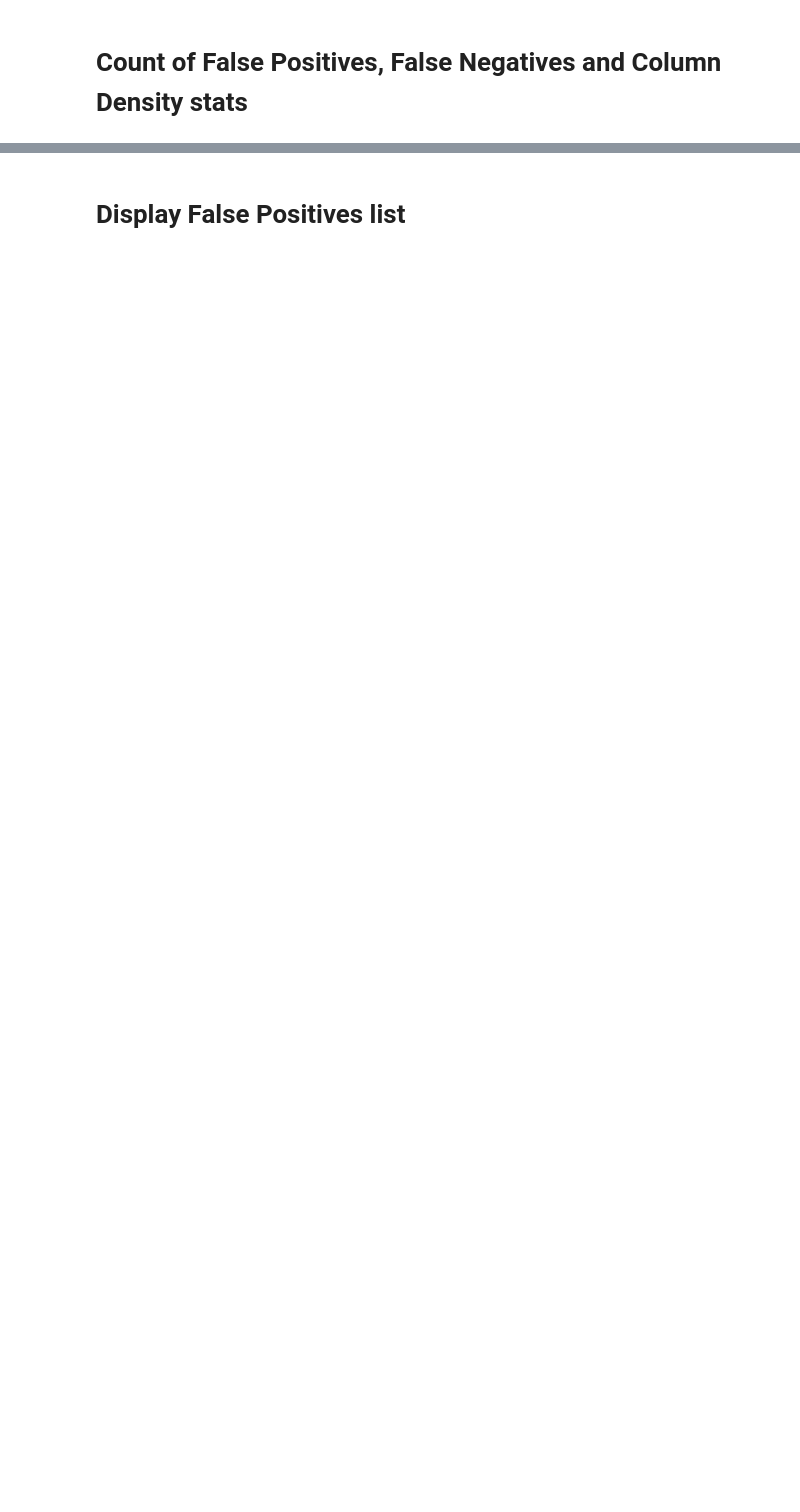
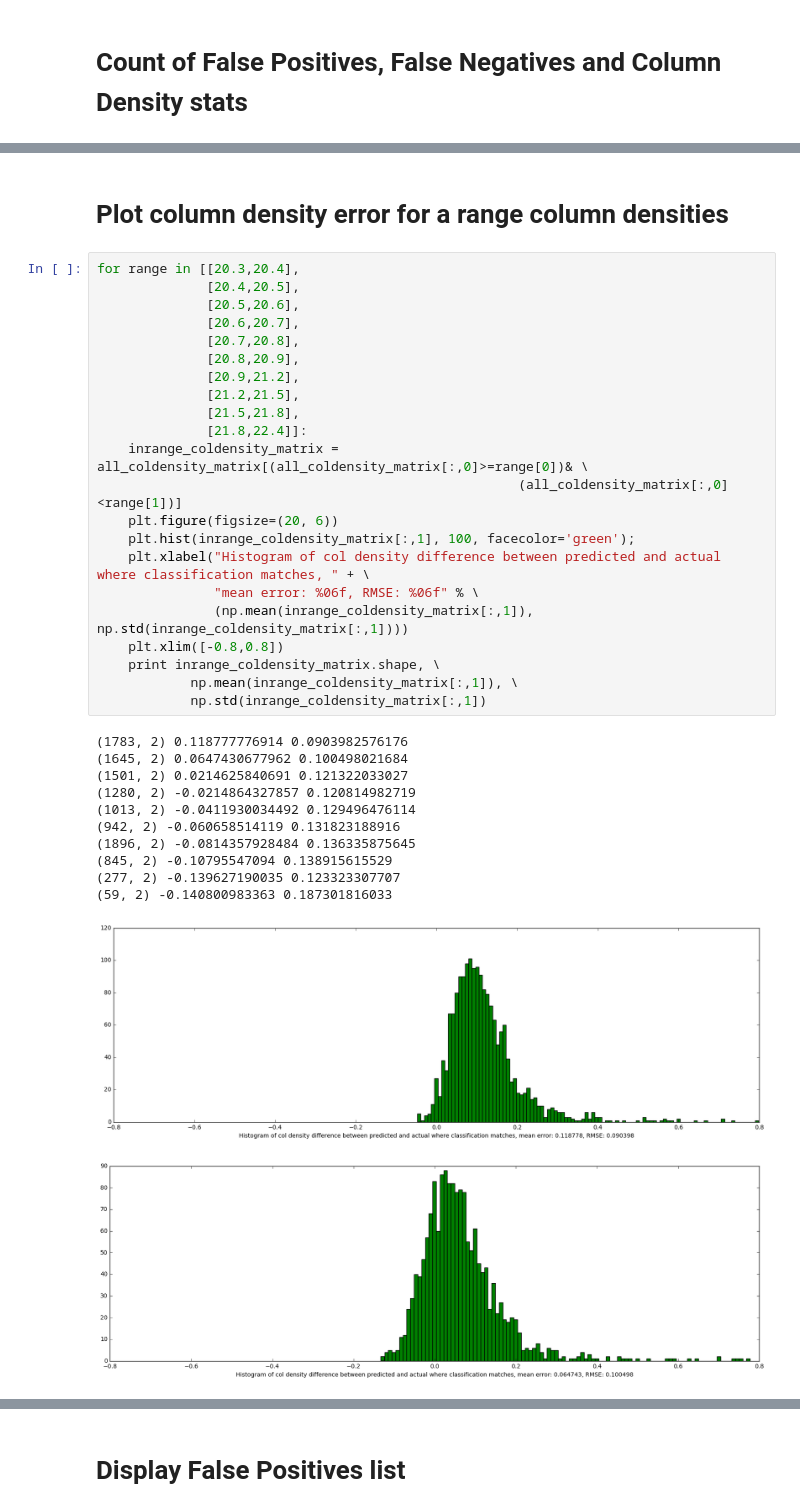
Before and after one commit to DeepIGM/dla_cnn, a Jupyter notebook: docs/nb/Analyze_Gensample_Results.ipynb, the cells around one changed output, grey strips where cells are left out. Saved outputs shown, nothing was run; the diff lists cells and outputs as text; blank space fills up the shorter version.

```diff
--- a/docs/nb/Analyze_Gensample_Results.ipynb
+++ b/docs/nb/Analyze_Gensample_Results.ipynb
@@ -94,0 +103,37 @@ plt.xlabel("Histogram of col density difference between predicted and actual whe
+# %% [markdown]
+# Plot column density error for a range column densities
+# %%
+for range in [[20.3,20.4],
+              [20.4,20.5],
+              [20.5,20.6],
+              [20.6,20.7],
+              [20.7,20.8],
+              [20.8,20.9],
+              [20.9,21.2],
+              [21.2,21.5],
+              [21.5,21.8],
+              [21.8,22.4]]:
+    inrange_coldensity_matrix = all_coldensity_matrix[(all_coldensity_matrix[:,0]>=range[0])& \
+                                                      (all_coldensity_matrix[:,0]<range[1])]
+    plt.figure(figsize=(20, 6))
+    plt.hist(inrange_coldensity_matrix[:,1], 100, facecolor='green');
+    plt.xlabel("Histogram of col density difference between predicted and actual where classification matches, " + \
+               "mean error: %06f, RMSE: %06f" % \
+               (np.mean(inrange_coldensity_matrix[:,1]), np.std(inrange_coldensity_matrix[:,1])))
+    plt.xlim([-0.8,0.8])
+    print inrange_coldensity_matrix.shape, \
+            np.mean(inrange_coldensity_matrix[:,1]), \
+            np.std(inrange_coldensity_matrix[:,1])
+# %% [output]
+(1783, 2) 0.118777776914 0.0903982576176
+(1645, 2) 0.0647430677962 0.100498021684
+(1501, 2) 0.0214625840691 0.121322033027
+(1280, 2) -0.0214864327857 0.120814982719
+(1013, 2) -0.0411930034492 0.129496476114
+(942, 2) -0.060658514119 0.131823188916
+(1896, 2) -0.0814357928484 0.136335875645
+(845, 2) -0.10795547094 0.138915615529
+(277, 2) -0.139627190035 0.123323307707
+(59, 2) -0.140800983363 0.187301816033
+[figure, added]
+[figure, added]
```
Also changed, not shown: parts of 21 cells of this notebook, 8 other files.
